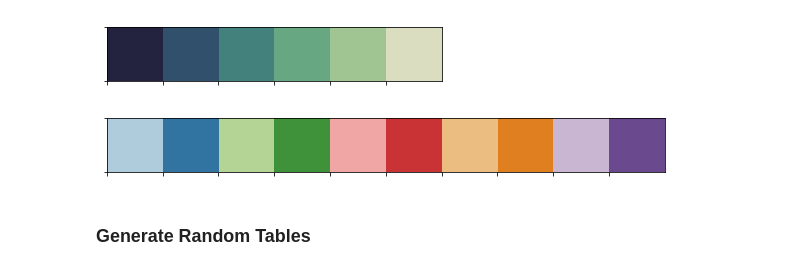
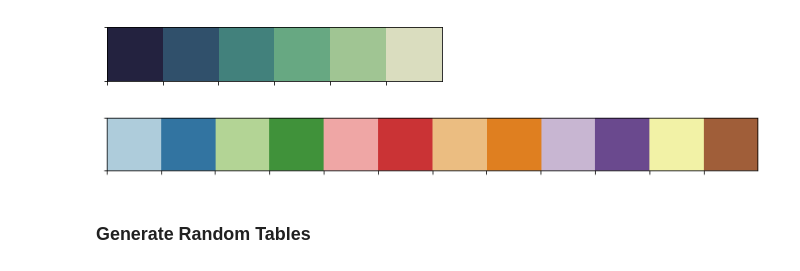
Before and after one commit to EndyLab/codon-tables, a Jupyter notebook: notebooks/fast_fail_figs.ipynb, the cells around one changed output. Cells and saved outputs as stored; diff of their text form; code cells hidden in the pictures.

```diff
--- a/notebooks/fast_fail_figs.ipynb
+++ b/notebooks/fast_fail_figs.ipynb
@@ -55,7 +55,7 @@ sc = codonTable()
 col = codonTable(table=utils.coloradoTable)
 
 # define colors
-color_palette = sns.color_palette("Paired", 10, desat=0.75).as_hex()
+color_palette = sns.color_palette("Paired", 12, desat=0.75).as_hex()
 
 colordict = {
     'Standard Code' : color_palette[1],
@@ -65,7 +65,8 @@ colordict = {
     'RED20' : color_palette[7],
     'RED15' : color_palette[6],
     'PROMISC20' : color_palette[9],
-    'PROMISC15' : color_palette[8]
+    'PROMISC15' : color_palette[8],
+    'FFQUAD' : color_palette[9]
 }
 
 # color normalization class. from matplotlib example code "https://matplotlib.org/users/colormapnorms.html"
@@ -96,9 +97,9 @@ sns.palplot(sns.cubehelix_palette(6, start=0.3, rot=-0.7, reverse=True))
 # %% [output]
 [figure]
 # %%
-sns.palplot(colors)
+sns.palplot(color_palette)
 # %% [output]
-[figure, old version]
+[figure, new version]
 # %% [markdown]
 ### Generate Random Tables
 # %%
```
Also changed, not shown: parts of 12 cells of this notebook, 1 other file.
